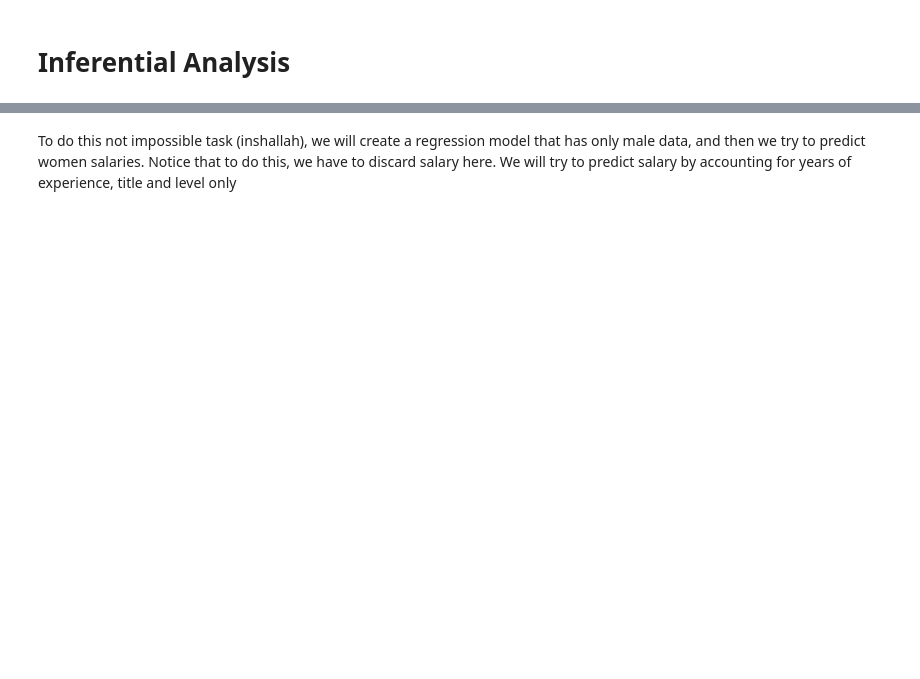
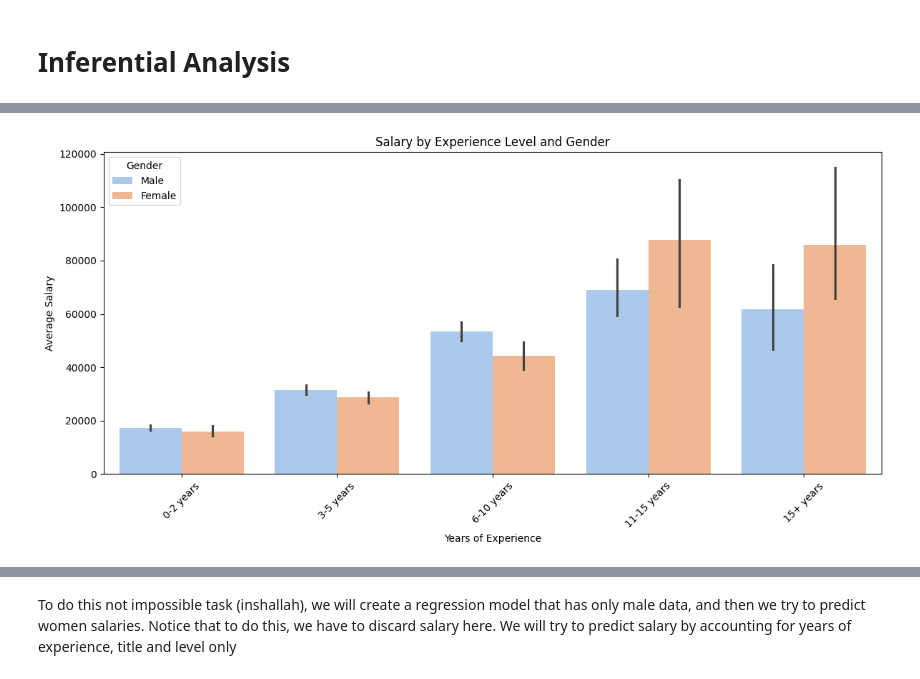
Before and after one commit to moha09-coder/Salary-Gaps-Analysis, a Jupyter notebook: analysis.ipynb, the cells around one changed output, grey strips where cells are left out. Drawn from its saved outputs; the diff is of its cells as text; code cells hidden in the pictures; blank space fills up the shorter version.

Commit message:
Handle merge conflicts with moe-branch

```diff
--- a/analysis.ipynb
+++ b/analysis.ipynb
@@ -380,0 +678,83 @@ plt.show()
+# %%
+# 9. Create experience brackets
+# Ensure 'YearsOfExperience' exists before creating brackets
+if 'YearsOfExperience' in df.columns:
+    df['ExperienceBracket'] = pd.cut(df['YearsOfExperience'],
+                                    bins=[0, 2, 5, 10, 15, float('inf')],
+                                    labels=['0-2 years', '3-5 years', '6-10 years', '11-15 years', '15+ years'],
+                                    right=False) # Use right=False for bins like [0, 2), [2, 5), etc.
+else:
+    print("'YearsOfExperience' not found in df. Cannot create ExperienceBracket.")
+    # You might want to exit or handle this case if YearsOfExperience is critical
+
+
+# 10. Compare salaries by gender within each experience bracket
+# Check if 'ExperienceBracket' was successfully created
+if 'ExperienceBracket' in df.columns:
+    # Ensure 'Gender' is also present
+    if 'Gender' in df.columns:
+        # Filter out any rows where ExperienceBracket is NaN before grouping
+        experience_gender_analysis = df.dropna(subset=['ExperienceBracket']).groupby(['ExperienceBracket', 'Gender'], observed=True)['Salary'].agg(['mean', 'count', 'std'])
+        print("\nSalary comparison by experience bracket and gender:")
+        print(experience_gender_analysis)
+
+        # 11. Visual comparison of gender pay gap across experience levels
+        plt.figure(figsize=(12, 6))
+        # Use the data without NaN ExperienceBracket for plotting
+        sns.barplot(x='ExperienceBracket', y='Salary', hue='Gender', data=df.dropna(subset=['ExperienceBracket']), errorbar='ci', palette='pastel') # Use errorbar for confidence intervals
+        plt.title('Salary by Experience Level and Gender')
+        plt.xlabel('Years of Experience')
+        plt.ylabel('Average Salary')
+        plt.xticks(rotation=45)
+        plt.tight_layout()
+        plt.show()
+
+        # 12. Run separate regression for each experience bracket
+        print("\n--- Regression by Experience Bracket ---")
+        # Filter out rows where ExperienceBracket is NaN before iterating
+        # Use the same model_df structure as the overall regression for consistency if possible
+        # However, for a simple regression with only Gender and YearsOfExperience,
+        # we can use the original df subset as long as we handle dummies correctly.
+
+        # Let's create dummy Gender_Male directly in the bracket_df subset
+        df['Gender_Male'] = (df['Gender'] == 'Male').astype(int)
+
+        for bracket in df['ExperienceBracket'].dropna().unique():
+            bracket_df = df[df['ExperienceBracket'] == bracket].copy()
+
+            # Simple regression with minimal controls for this demonstration
+            # Ensure YearsOfExperience exists in the bracket_df
+            if 'YearsOfExperience' in bracket_df.columns and 'Gender_Male' in bracket_df.columns:
+                X = bracket_df[['Gender_Male', 'YearsOfExperience']].copy() # Use .copy() to avoid SettingWithCopyWarning
+                y = bracket_df['Salary']
+
+                # Ensure there are enough data points for the regression
+                # Need at least (number of features + 1 for constant) observations
+                if len(bracket_df) > X.shape[1] + 1: # +1 because sm.add_constant adds a feature
+                    # Add constant for intercept
+                    X = sm.add_constant(X)
+
+                    # Fit model
+                    try:
+                        model = sm.OLS(y, X.astype(float)).fit() # Cast X to float just in case
+
+                        print(f"\nRegression results for experience bracket: {bracket}")
+                        # Check if 'Gender_Male' parameter exists before printing
+                        if 'Gender_Male' in model.params:
+                            print(f"Gender coefficient: {model.params['Gender_Male']:.2f}")
+                            print(f"p-value for gender: {model.pvalues['Gender_Male']:.4f}")
+                        else:
+                             print("Gender_Male coefficient not found in model params (perhaps only one gender in this bracket?)")
+                        print(f"R-squared: {model.rsquared:.2f}")
+                    except Exception as e:
+                         print(f"Could not fit regression for bracket {bracket}: {e}")
+                else:
+                    print(f"\nNot enough data points ({len(bracket_df)}) for regression in experience bracket: {bracket}")
+                    print(f"Required: > {X.shape[1] + 1} data points.")
+            else:
+                print(f"\nMissing required columns (Gender_Male or YearsOfExperience) for regression in experience bracket: {bracket}")
+    else:
+         print("'Gender' column not found in df. Cannot perform gender-based analysis.")
+else:
+    print("'ExperienceBracket' was not successfully created. Skipping bracket analysis.")
+# %% [output]
@@ -380,0 +774 @@ plt.show()
+[figure, added]
```
Also changed, not shown: parts of 30 cells of this notebook.
